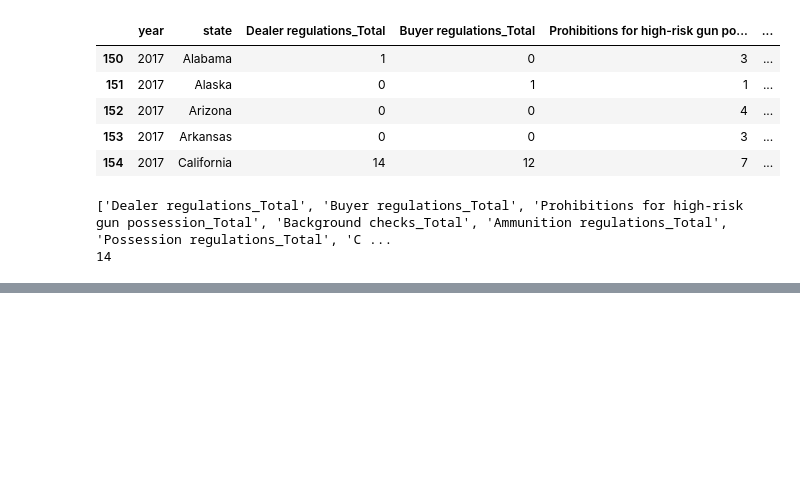
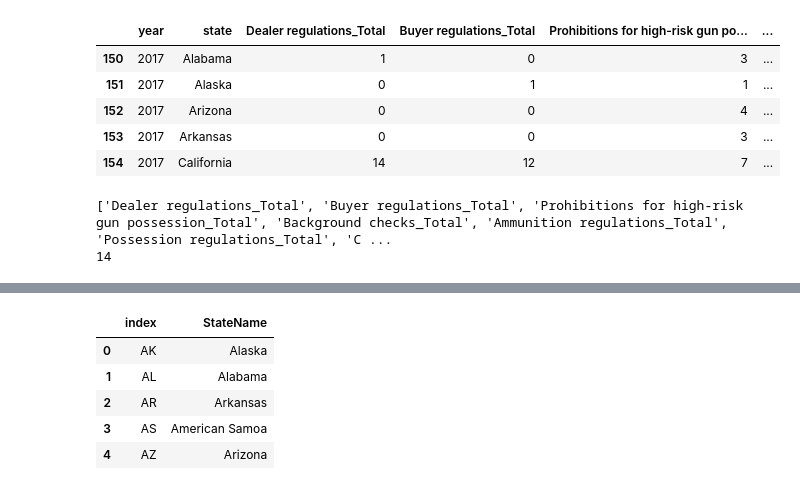
Before and after one commit to Vallito/Project_1, a Jupyter notebook: Project_1_Final.ipynb, the cells around one changed output, grey strips where cells are left out. Saved outputs shown, nothing was run; the diff lists cells and outputs as text; code cells hidden in the pictures; blank space fills up the shorter version.

```diff
--- a/Project_1_Final.ipynb
+++ b/Project_1_Final.ipynb
@@ -353,3 +408,13 @@ df_years.to_csv('data/Change_in_law.csv')
+# %%
+#check df that was used for abbrev
+df_States.head()
+# %% [output]
+|  | index | StateName |
+| 0 | AK | Alaska |
+| 1 | AL | Alabama |
+| 2 | AR | Arkansas |
+| 3 | AS | American Samoa |
+| 4 | AZ | Arizona |
 # %%
 # compare crimes to gun laws
 # import crime data
```
Also changed, not shown: parts of 20 cells of this notebook, 25 other files.
